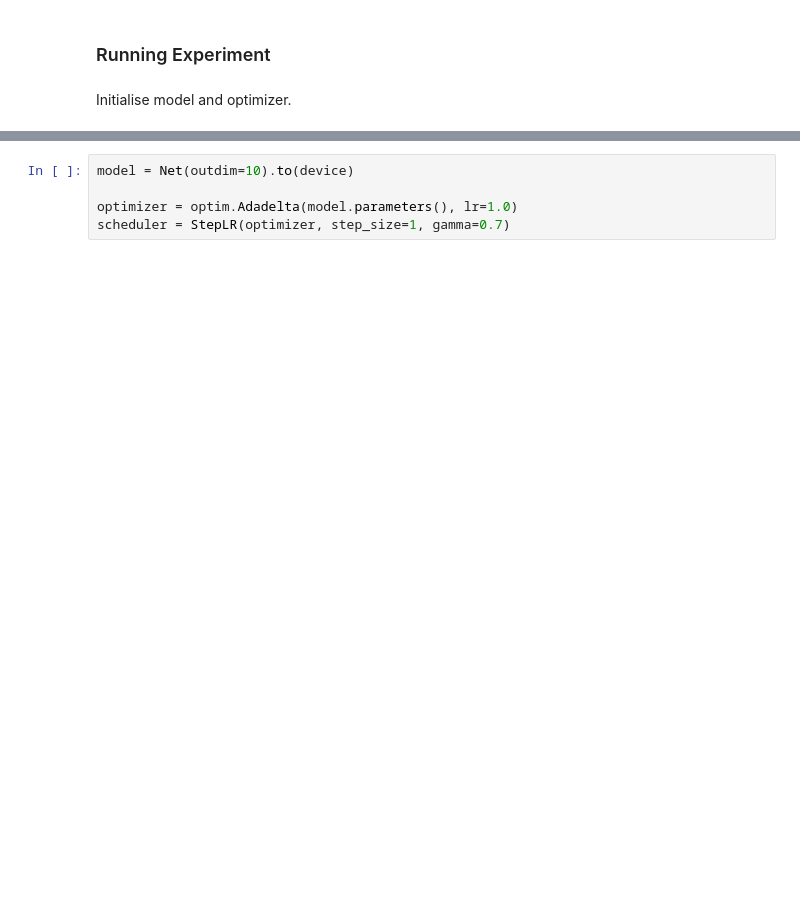
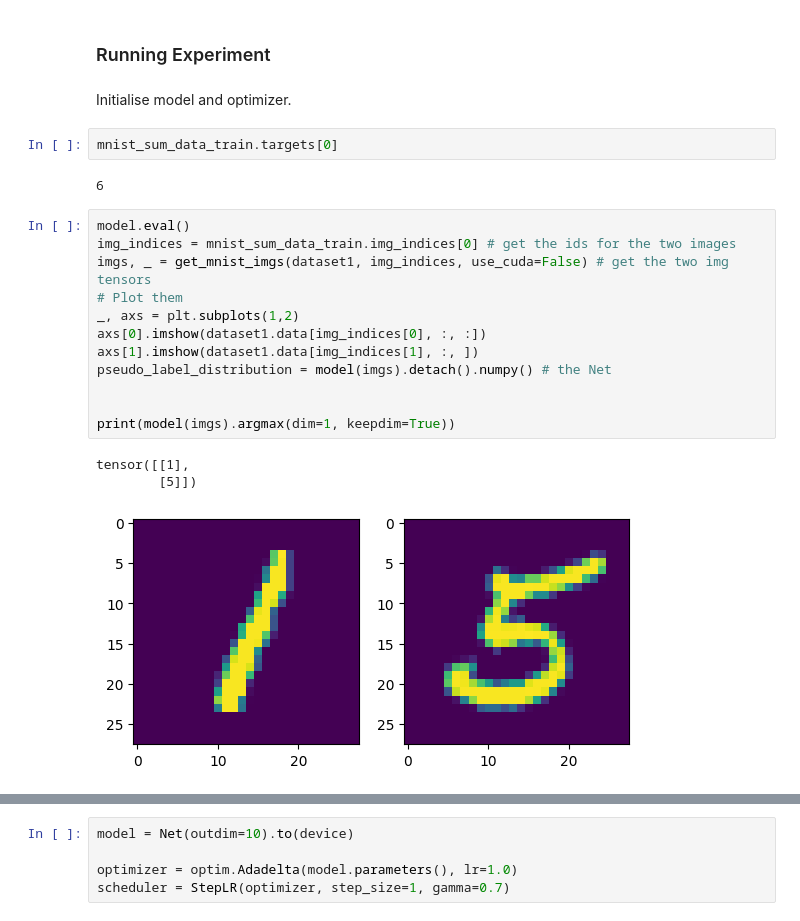
Before and after one commit to LiuBodan/ABL_minimal, a Jupyter notebook: mnist_sum.ipynb, the cells around one changed output, grey strips where cells are left out. Drawn from its saved outputs; the diff is of its cells as text; blank space fills up the shorter version.

```diff
--- a/mnist_sum.ipynb
+++ b/mnist_sum.ipynb
@@ -359,3 +361,23 @@ def ABL_main(model, pl, dataset, optimizer=None, scheduler=None):
 ### Running Experiment
 # %% [markdown]
 Initialise model and optimizer.
+# %%
+mnist_sum_data_train.targets[0]
+# %% [output]
+6
+# %%
+model.eval()
+img_indices = mnist_sum_data_train.img_indices[0] # get the ids for the two images
+imgs, _ = get_mnist_imgs(dataset1, img_indices, use_cuda=False) # get the two img tensors
+# Plot them
+_, axs = plt.subplots(1,2)
+axs[0].imshow(dataset1.data[img_indices[0], :, :])
+axs[1].imshow(dataset1.data[img_indices[1], :, ])
+pseudo_label_distribution = model(imgs).detach().numpy() # the Net
+
+
+print(model(imgs).argmax(dim=1, keepdim=True))
+# %% [output]
+tensor([[1],
+        [5]])
+[figure, added]
```
Also changed, not shown: parts of 5 cells of this notebook.
